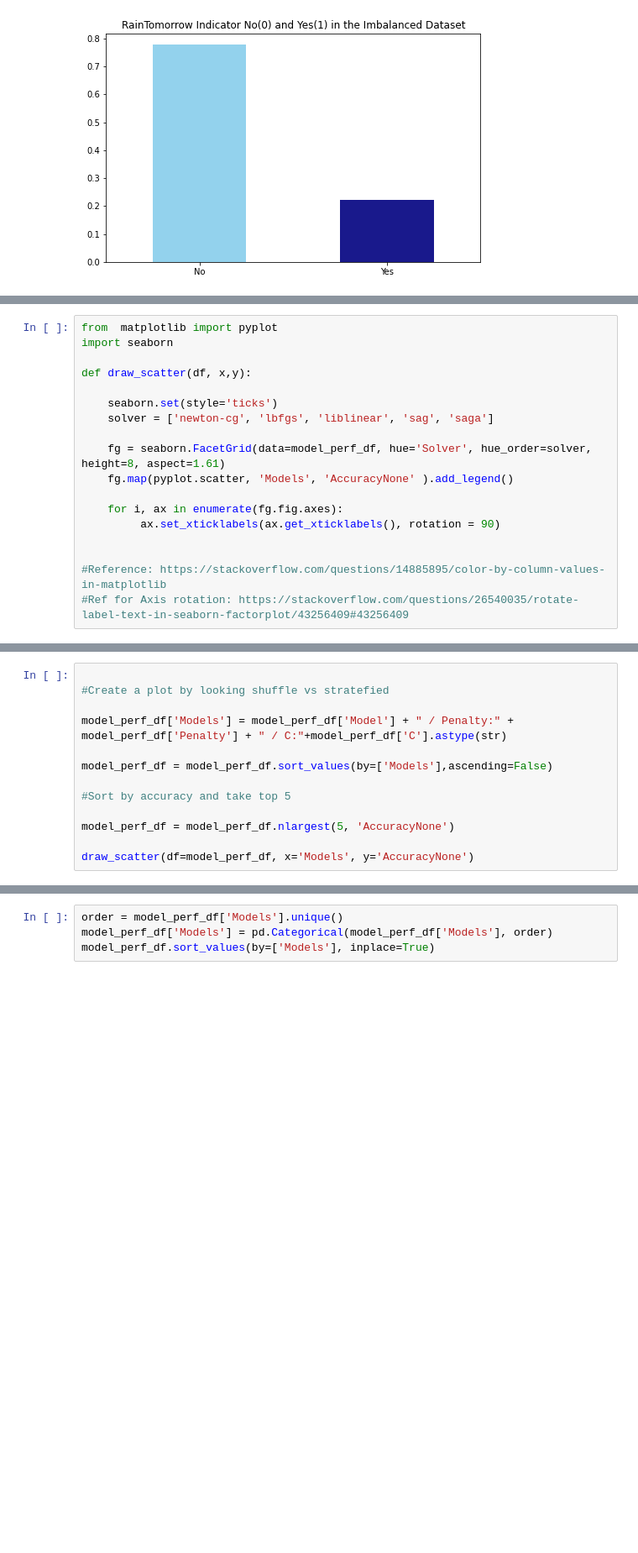
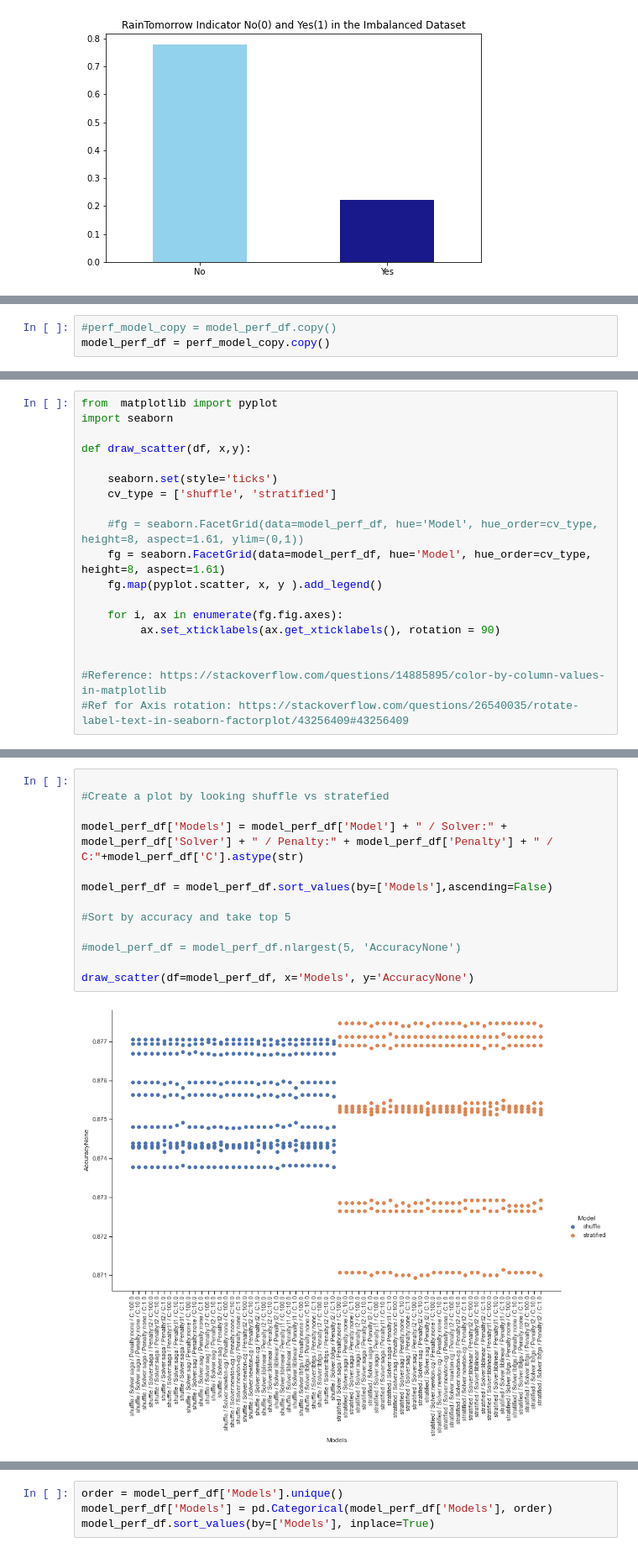
Before and after one commit to ravisiv/AussieWeatherEDA, a Jupyter notebook: MiniLab_Group3_Chowdhury_Mittal_Srivastava_Sivaraman.ipynb, the cells around one changed output, grey strips where cells are left out. Shown: that part at 84% size. Saved outputs shown, nothing was run; the diff lists cells and outputs as text; blank space fills up the shorter version.

```diff
--- a/MiniLab_Group3_Chowdhury_Mittal_Srivastava_Sivaraman.ipynb
+++ b/MiniLab_Group3_Chowdhury_Mittal_Srivastava_Sivaraman.ipynb
@@ -402,3 +498,6 @@ for pen in penalty:
+# %%
+#perf_model_copy = model_perf_df.copy()
+model_perf_df = perf_model_copy.copy()
 # %% [markdown]
 In these models we used two different methodologies for cross validation namely `Shuffle` and `Stratified`.
 
@@ -456,10 +547,11 @@ import seaborn
 def draw_scatter(df, x,y):
 
     seaborn.set(style='ticks')
-    solver = ['newton-cg', 'lbfgs', 'liblinear', 'sag', 'saga']
+    cv_type = ['shuffle', 'stratified']
 
-    fg = seaborn.FacetGrid(data=model_perf_df, hue='Solver', hue_order=solver, height=8, aspect=1.61)
-    fg.map(pyplot.scatter, 'Models', 'AccuracyNone' ).add_legend()
+    #fg = seaborn.FacetGrid(data=model_perf_df, hue='Model', hue_order=cv_type, height=8, aspect=1.61, ylim=(0,1))
+    fg = seaborn.FacetGrid(data=model_perf_df, hue='Model', hue_order=cv_type, height=8, aspect=1.61)
+    fg.map(pyplot.scatter, x, y ).add_legend()
 
     for i, ax in enumerate(fg.fig.axes):
          ax.set_xticklabels(ax.get_xticklabels(), rotation = 90)
@@ -472,13 +574,15 @@ def draw_scatter(df, x,y):
 # %%
 
 #Create a plot by looking shuffle vs stratefied
 
-model_perf_df['Models'] = model_perf_df['Model'] + " / Penalty:" + model_perf_df['Penalty'] + " / C:"+model_perf_df['C'].astype(str)
+model_perf_df['Models'] = model_perf_df['Model'] + " / Solver:" + model_perf_df['Solver'] + " / Penalty:" + model_perf_df['Penalty'] + " / C:"+model_perf_df['C'].astype(str)
 
 model_perf_df = model_perf_df.sort_values(by=['Models'],ascending=False)
 
 #Sort by accuracy and take top 5
 
-model_perf_df = model_perf_df.nlargest(5, 'AccuracyNone')
+#model_perf_df = model_perf_df.nlargest(5, 'AccuracyNone')
 
 draw_scatter(df=model_perf_df, x='Models', y='AccuracyNone')
+# %% [output]
+[figure, added]
```
Also changed, not shown: parts of 33 cells of this notebook.
